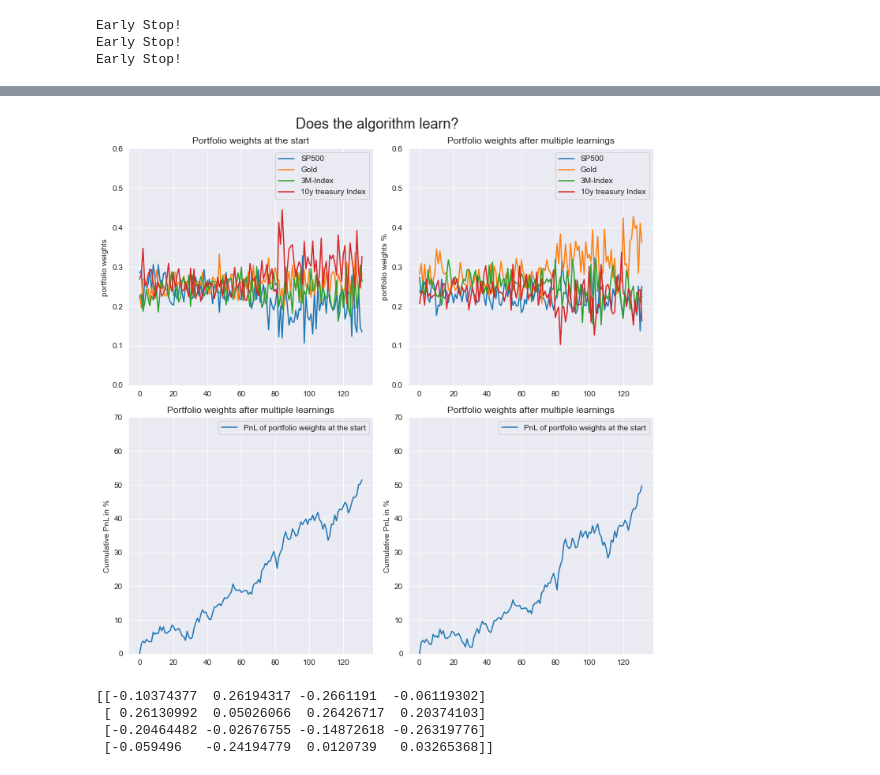
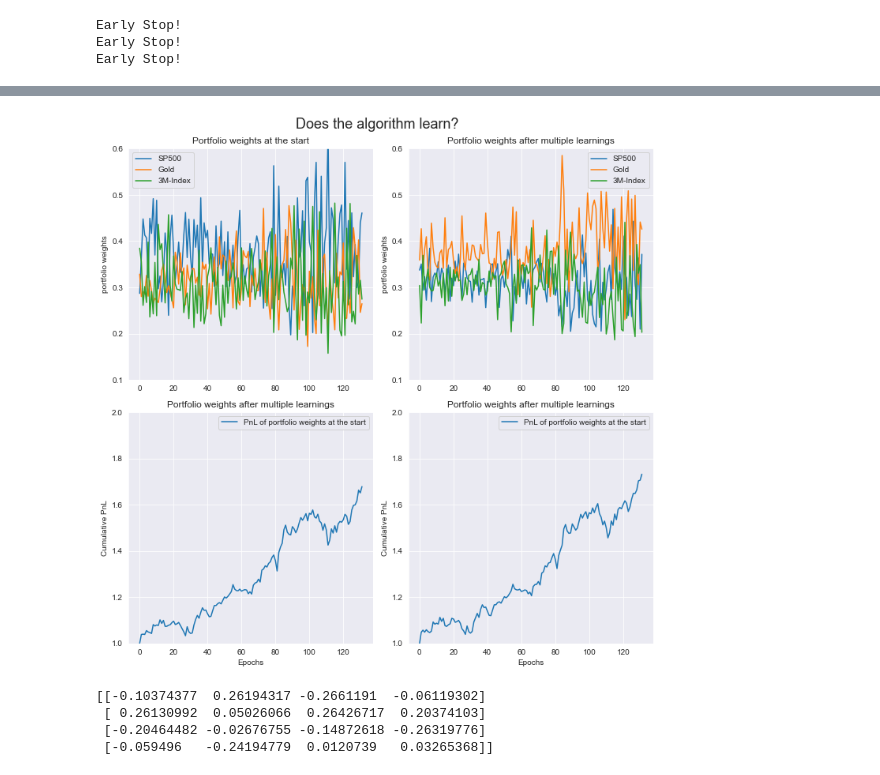
Before and after one commit to JohannesWinkler74/MSc_Thesis, a Jupyter notebook: policy iteration/reinforcement_learning.ipynb, the cells around one changed output, grey strips where cells are left out. Saved outputs shown, nothing was run; the diff lists cells and outputs as text; code cells hidden in the pictures.

```diff
--- a/policy iteration/reinforcement_learning.ipynb
+++ b/policy iteration/reinforcement_learning.ipynb
@@ -77,7 +75,7 @@ import torch.nn as nn
 import torch.nn.functional as F
 import torch.optim as optim
 
-class NeuronalNet(nn.Module):
+class NeuralNet(nn.Module):
     def __init__(self, batch_size):
         # inherits from nn.Module
         # invoke initiator of parent class
@@ -88,8 +86,8 @@ class NeuronalNet(nn.Module):
         l1 = 8 # input depending on number of time series
         l2 = 20#10
         l3 = 60#25
-        l4 = 4
-        l5 = 4 # four assets
+        l4 = 3
+
 
         self.model = nn.Sequential(
             nn.Linear(l1,l2),
@@ -98,9 +96,6 @@ class NeuronalNet(nn.Module):
             nn.Linear(l2,l3),
             nn.ReLU(),
             nn.Dropout(0.2),
-            #nn.Linear(l3, l4),
-            #nn.ReLU(),
-            #nn.Dropout(0.2),
             nn.Linear(l3, l4),
             nn.Softmax(dim=0)
         )
@@ -302,15 +297,15 @@ df_training_scaled = standard_scaler.fit_transform(data_rl_training)
 df_test_scaled = standard_scaler.transform(data_rl_test)
 
 # select only the assets for the risky portfolio
-data_risky_assets_training = df_training[['SP500','Gold','10y treasury Index']]
+data_risky_assets_training = df_training[['SP500','Gold']]
 data_risky_assets_training = data_risky_assets_training.pct_change().dropna()
 
-data_risky_assets_test = df_test[['SP500','Gold','10y treasury Index']]
+data_risky_assets_test = df_test[['SP500','Gold']]
 data_risky_assets_test = data_risky_assets_test.pct_change().dropna()
 
 # select data of all assets
-data_all_assets_training = df_training[['SP500','Gold','3M-Index','10y treasury Index']].pct_change()
-data_all_assets_test = df_test[['SP500','Gold','3M-Index','10y treasury Index']].pct_change()
+data_all_assets_training = df_training[['SP500','Gold','3M-Index']].pct_change()
+data_all_assets_test = df_test[['SP500','Gold','3M-Index']].pct_change()
 
 # first 10y of data used to as history for learning and first distribution of prices
 start = 120 # in months
@@ -326,7 +321,7 @@ model = Reinforcement_Learning(df=df_RL, numb_obs=start)
 
 profit_rl_list = []
 portfolio_rl = []
-profit_rl = 0
+profit_rl = 1
 
 probabilities_start = []
 probabilities_end = []
@@ -393,51 +388,53 @@ plt.show()
 # %%
-profit_data_start = [0]
-profit_data_end = [0]
+profit_data_start = [1]
+profit_data_end = [1]
 # store profit over time
-profit_start = 0
-profit_end = 0
+profit_start = 1
+profit_end = 1
 for i in range(1, len(probabilities_start)):
     # use only data from test data set to make it comparable
     obs = data_all_assets_test.iloc[i:i+1]
     profit_start += np.sum(obs @ probabilities_start[i])
     profit_end += np.sum(obs @ probabilities_end[i])
-    profit_data_start.append(profit_start * 100)
-    profit_data_end.append(profit_end * 100)
+    profit_data_start.append(profit_start)
+    profit_data_end.append(profit_end)
 
 fig, axes = plt.subplots(2, 2, figsize=(10, 10))
 
-data_start = pd.DataFrame(probabilities_start, columns=['SP500', 'Gold', '3M-Index', '10y treasury Index'])
-data_end = pd.DataFrame(probabilities_end, columns=['SP500', 'Gold', '3M-Index', '10y treasury Index'])
+data_start = pd.DataFrame(probabilities_start, columns=['SP500', 'Gold', '3M-Index'])
+data_end = pd.DataFrame(probabilities_end, columns=['SP500', 'Gold', '3M-Index'])
 
-axes[0,0].plot(data_start, label=['SP500', 'Gold', '3M-Index', '10y treasury Index'])
+axes[0,0].plot(data_start, label=['SP500', 'Gold', '3M-Index'])
 axes[0,0].set_title('Portfolio weights at the start')
 axes[0,0].set_ylabel('portfolio weights')
-axes[0,0].set_ylim(0, 0.6)
+axes[0,0].set_ylim(0.1, 0.6)
 axes[0,0].legend()
 
-axes[0,1].plot(data_end, label=['SP500', 'Gold', '3M-Index', '10y treasury Index'])
+axes[0,1].plot(data_end, label=['SP500', 'Gold', '3M-Index'])
 axes[0,1].set_title('Portfolio weights after multiple learnings')
-axes[0,1].set_ylabel('portfolio weights %')
-axes[0,1].set_ylim(0, 0.6)
+axes[0,1].set_ylabel('portfolio weights')
+axes[0,1].set_ylim(0.1, 0.6)
 axes[0,1].legend()
 
 axes[1,0].plot(profit_data_start, label='PnL of portfolio weights at the start')
 axes[1,0].set_title('Portfolio weights after multiple learnings')
-axes[1,0].set_ylabel('Cumulative PnL in %')
-axes[1,0].set_ylim(0, 70)
+axes[1,0].set_ylabel('Cumulative PnL')
+axes[1,0].set_xlabel('Epochs')
+axes[1,0].set_ylim(1, 2)
 axes[1,0].legend()
 
 axes[1,1].plot(profit_data_end, label='PnL of portfolio weights at the start')
 axes[1,1].set_title('Portfolio weights after multiple learnings')
-axes[1,1].set_ylabel('Cumulative PnL in %')
-axes[1,1].set_ylim(0, 70)
+axes[1,1].set_ylabel('Cumulative PnL')
+axes[1,1].set_xlabel('Epochs')
+axes[1,1].set_ylim(1, 2)
 axes[1,1].legend()
 
 plt.suptitle('Does the algorithm learn?', fontsize = 18)
 plt.tight_layout()
 plt.show()
 # %% [output]
-[figure, old version]
+[figure, new version]
 # %%
 x_categories = ['SP500','Gold','3M-Index','10y treasury Index']
 temp =  [tensor.tolist() for tensor in probabilities_end]
```
Also changed, not shown: parts of 4 cells of this notebook.
